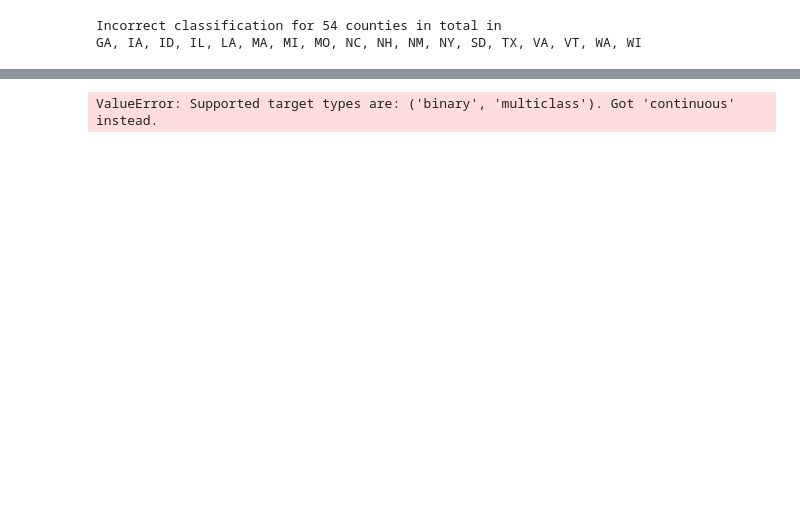
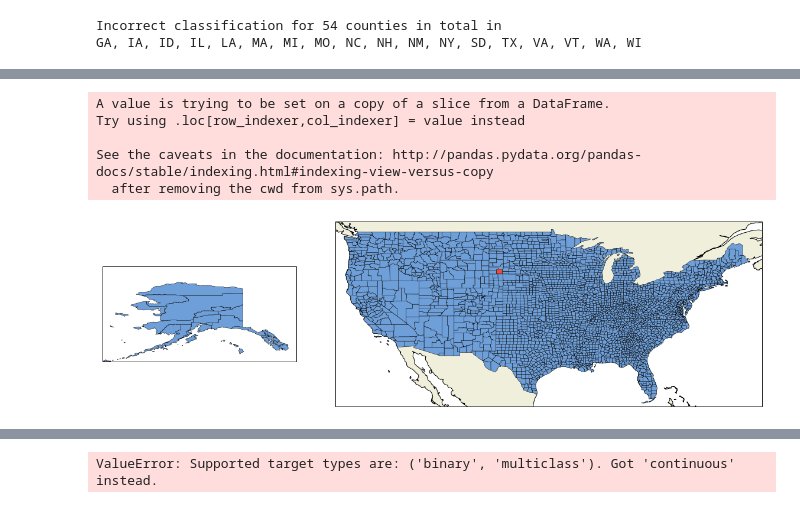
Before and after one commit to arjology/data_science, a Jupyter notebook: US voting and census.ipynb, the cells around one changed output, grey strips where cells are left out. Saved outputs shown, nothing was run; the diff lists cells and outputs as text; code cells hidden in the pictures; blank space fills up the shorter version.

```diff
--- a/US voting and census.ipynb
+++ b/US voting and census.ipynb
@@ -1150,0 +1275,20 @@ WA_MALE === White alone male population
+# %%
+# Looking at correct (red) vs incorrect (black) predictions
+plot_df_gb_results = model.predict(X=X)
+plot_df_gb_results = plot_df[plot_df.isnull().any(axis=1)==False]
+plot_df_gb_results['SPREAD_PREDICTED'] = np.abs(y.ravel()-clf.predict(X))
+plot_heatmaps_by_count(df=plot_df_gb_results,
+                       records=records,
+                       scale1='SPREAD_PREDICTED',
+                       scale2='SPREAD_PREDICTED',
+                       legend=False,
+                       save="GB_regression",
+                       color=["#E94B3C","#6F9FD8"]
+                      )
+# %% [output]
+A value is trying to be set on a copy of a slice from a DataFrame.
+Try using .loc[row_indexer,col_indexer] = value instead
+
+See the caveats in the documentation: http://pandas.pydata.org/pandas-docs/stable/indexing.html#indexing-view-versus-copy
+  after removing the cwd from sys.path.
+[figure, added]
```
Also changed, not shown: parts of 29 cells of this notebook, 5 other files.
